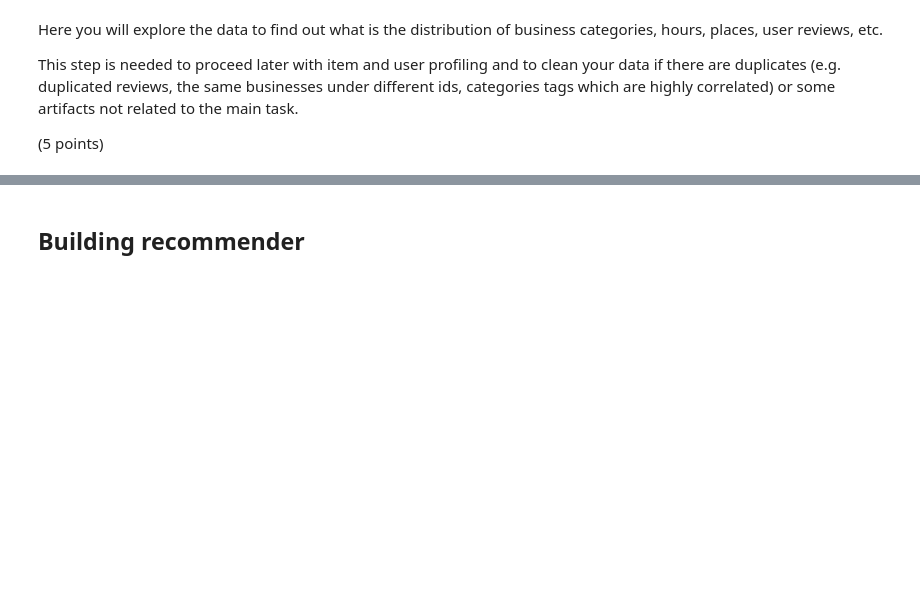
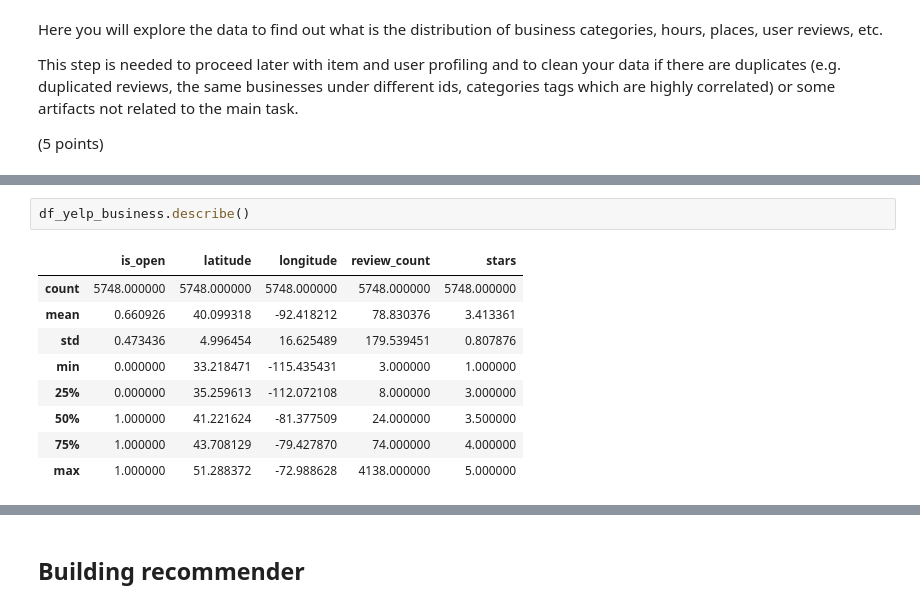
Before and after one commit to denysgerasymuk799/Constrained_Food_Recommender, a Jupyter notebook: Constrained Food Recommender.ipynb, the cells around one changed output, grey strips where cells are left out. Cells and saved outputs as stored; diff of their text form; blank space fills up the shorter version.

```diff
--- a/Constrained Food Recommender.ipynb
+++ b/Constrained Food Recommender.ipynb
@@ -32,0 +89,12 @@ df_yelp_reviews.head()
+# %%
+df_yelp_business.describe()
+# %% [output]
+|  | is_open | latitude | longitude | review_count | stars |
+| count | 5748.000000 | 5748.000000 | 5748.000000 | 5748.000000 | 5748.000000 |
+| mean | 0.660926 | 40.099318 | -92.418212 | 78.830376 | 3.413361 |
+| std | 0.473436 | 4.996454 | 16.625489 | 179.539451 | 0.807876 |
+| min | 0.000000 | 33.218471 | -115.435431 | 3.000000 | 1.000000 |
+| 25% | 0.000000 | 35.259613 | -112.072108 | 8.000000 | 3.000000 |
+| 50% | 1.000000 | 41.221624 | -81.377509 | 24.000000 | 3.500000 |
+| 75% | 1.000000 | 43.708129 | -79.427870 | 74.000000 | 4.000000 |
+| max | 1.000000 | 51.288372 | -72.988628 | 4138.000000 | 5.000000 |
```
Also changed, not shown: parts of 12 cells of this notebook, 1 other file.
